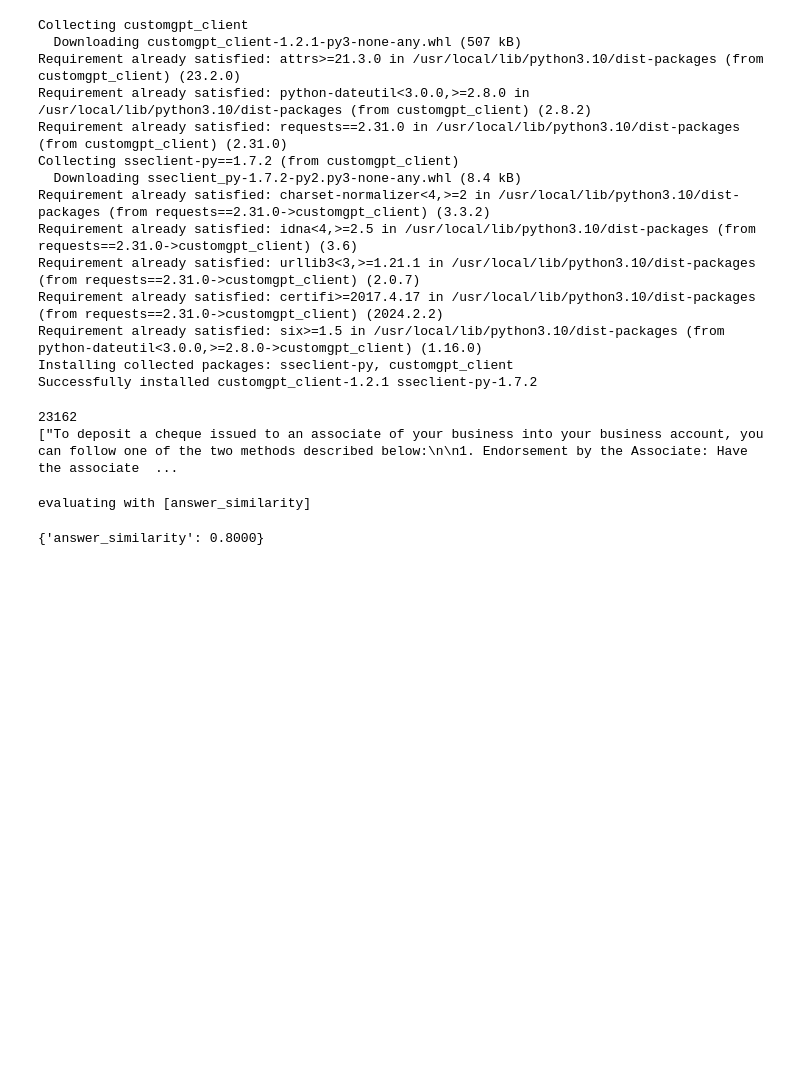
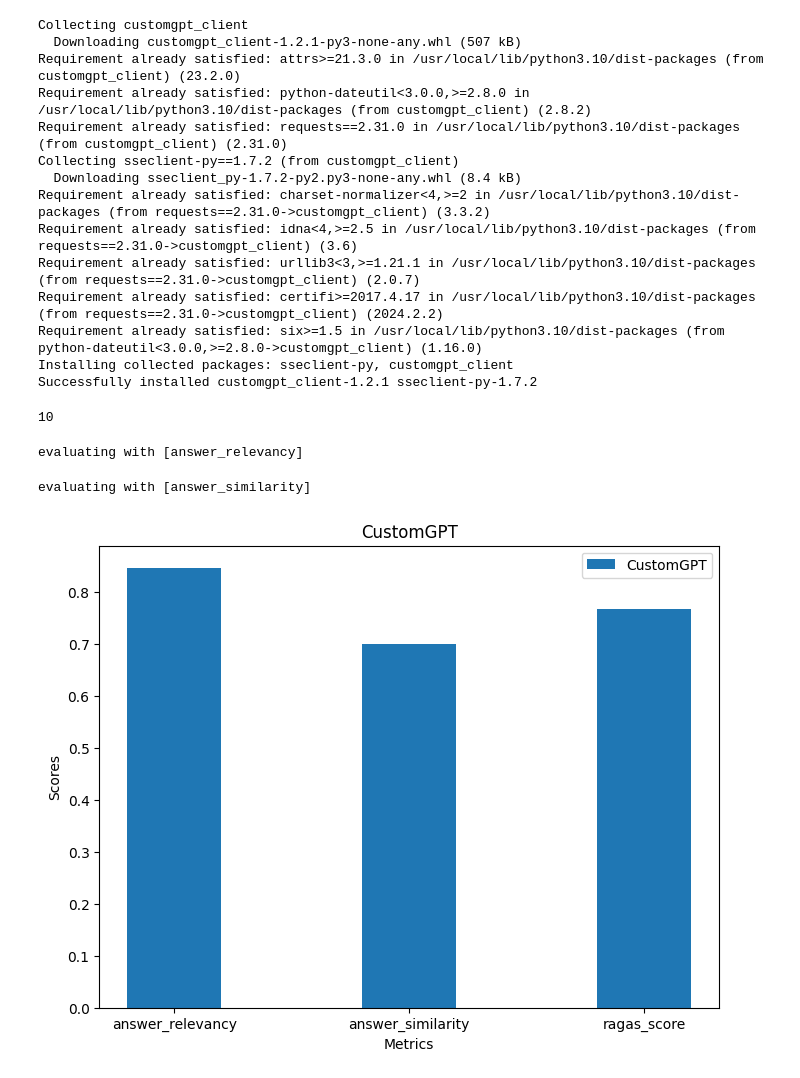
Before and after one commit to adorosario/ragas-rag-agent-benchmarks, a Jupyter notebook: ragas_fiqa_openai_and_customgpt.ipynb, the cells around one changed output. Drawn from its saved outputs; the diff is of its cells as text; code cells hidden in the pictures; blank space fills up the shorter version.

```diff
--- a/ragas_fiqa_openai_and_customgpt.ipynb
+++ b/ragas_fiqa_openai_and_customgpt.ipynb
@@ -329,23 +357,18 @@ project = setup_project()
 # %%
 for question in tqdm(question_list):
     answer = get_customgpt_rag_response(question, project)
-    # print(f'answer = {answer}')
-    # print(f'contexts = {contexts}')
-    # print('=' * 80)
     answer_list.append(answer)
-print(project.id)
 print(answer_list)
 # %% [output]
-23162
-["To deposit a cheque issued to an associate of your business into your business account, you can follow one of the two methods described below:\n\n1. Endorsement by the Associate: Have the associate  ...
+10
 # %%
 from ragas import evaluate
 from ragas.metrics import answer_relevancy, faithfulness, context_recall, context_precision, answer_similarity
 
-ds = Dataset.from_dict({"question": question_list,
+ds = Dataset.from_dict({"question": question_list[:10],
                         # "contexts": contexts_list,
                         "answer": answer_list,
-                        "ground_truths": ground_truth_list})
+                        "ground_truths": ground_truth_list[:10]})
 
 result = evaluate(
     ds,
@@ -353,13 +376,29 @@ result = evaluate(
         # context_precision,
         # context_recall,
         # faithfulness,
-        # answer_relevancy,
+        answer_relevancy,
         answer_similarity,
         # answer_correctness,
     ],
 
 )
-print(result)
+customgpt_output = result
 # %% [output]
-evaluating with [answer_similarity]
+evaluating with [answer_relevancy]
-{'answer_similarity': 0.8000}
+evaluating with [answer_similarity]
+# %%
+import matplotlib.pyplot as plt
+
+# Extract keys and values from both dictionaries
+keys = customgpt_output.keys()
+customgpt_values = customgpt_output.values()
+# Plot the data
+plt.figure(figsize=(8, 6))
+plt.bar(keys, customgpt_values, width=0.4, align='center', label='CustomGPT')
+plt.xlabel('Metrics')
+plt.ylabel('Scores')
+plt.title('CustomGPT')
+plt.legend()
+plt.show()
+# %% [output]
+[figure, added]
```
Also changed, not shown: parts of 5 cells of this notebook.
